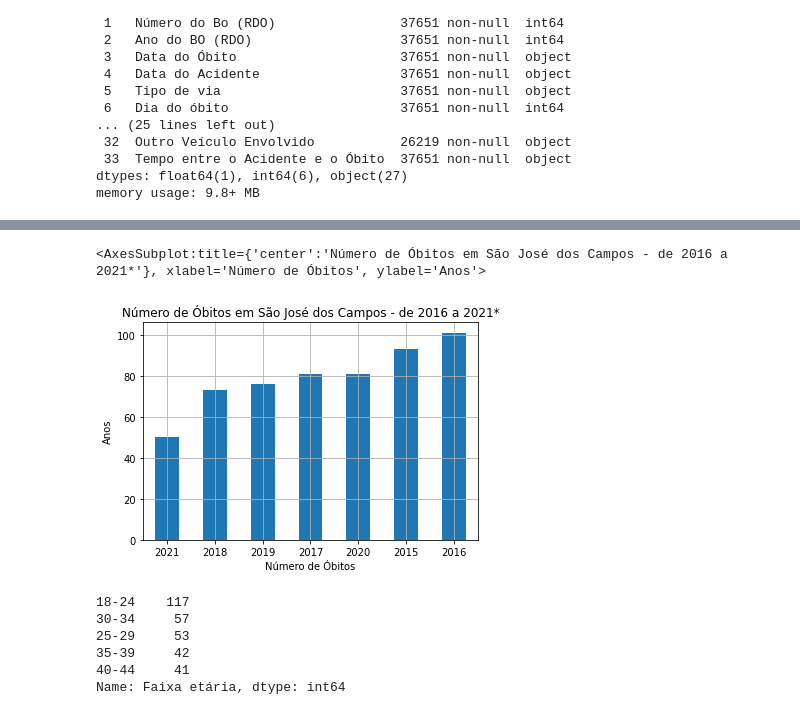
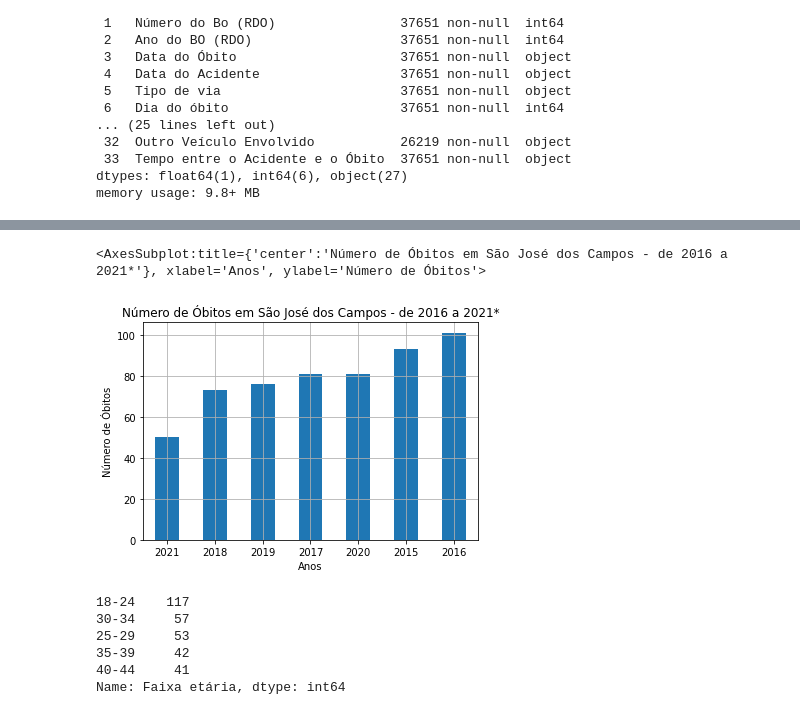
Before and after one commit to Caiiqef/acidentespublicos, a Jupyter notebook: acidentes_publicos.ipynb, the cells around one changed output, grey strips where cells are left out. Cells and saved outputs as stored; diff of their text form; code cells hidden in the pictures.

```diff
--- a/acidentes_publicos.ipynb
+++ b/acidentes_publicos.ipynb
@@ -77,13 +77,13 @@ acidSelecionados.head()
 # %%
 df.query('Município == "SAO JOSE DOS CAMPOS"')['Ano do Óbito'].value_counts(ascending=True).head(10).plot(kind="bar",
                                                                                                          title="Número de Óbitos em São José dos Campos - de 2016 a 2021*",
                                                                                                          xlabel="Anos",
-                                                                                                         ylabel="Número de óbitos",
+                                                                                                         ylabel="Número de Óbitos",
                                                                                                          rot=0,
                                                                                                          grid=True)
 # %% [output]
-<AxesSubplot:title={'center':'Número de Óbitos em São José dos Campos - de 2016 a 2021*'}, xlabel='Número de Óbitos', ylabel='Anos'>
+<AxesSubplot:title={'center':'Número de Óbitos em São José dos Campos - de 2016 a 2021*'}, xlabel='Anos', ylabel='Número de Óbitos'>
-[figure, old version]
+[figure, new version]
 # %%
 #Ano de 2021 com dados somente até o mês de Setembro
 # %%
```
Also changed, not shown: parts of 3 cells of this notebook.
